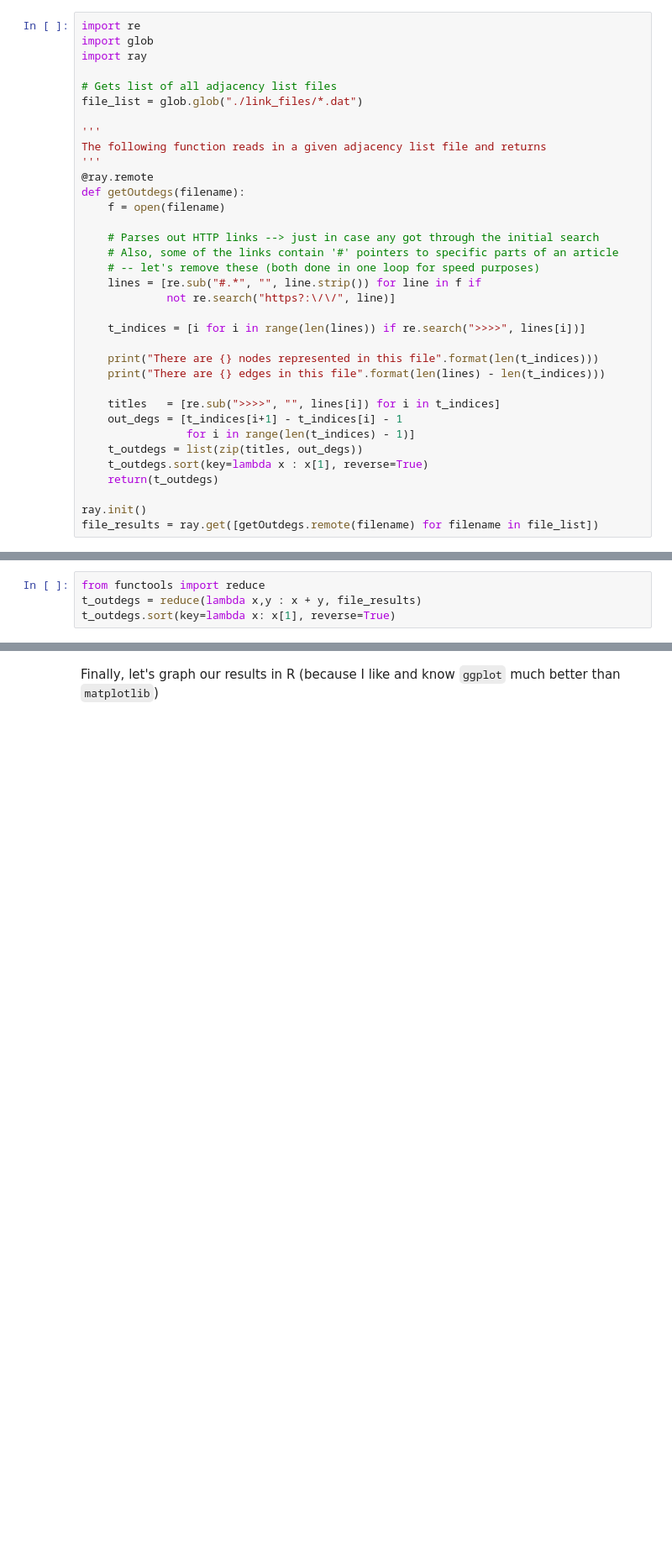
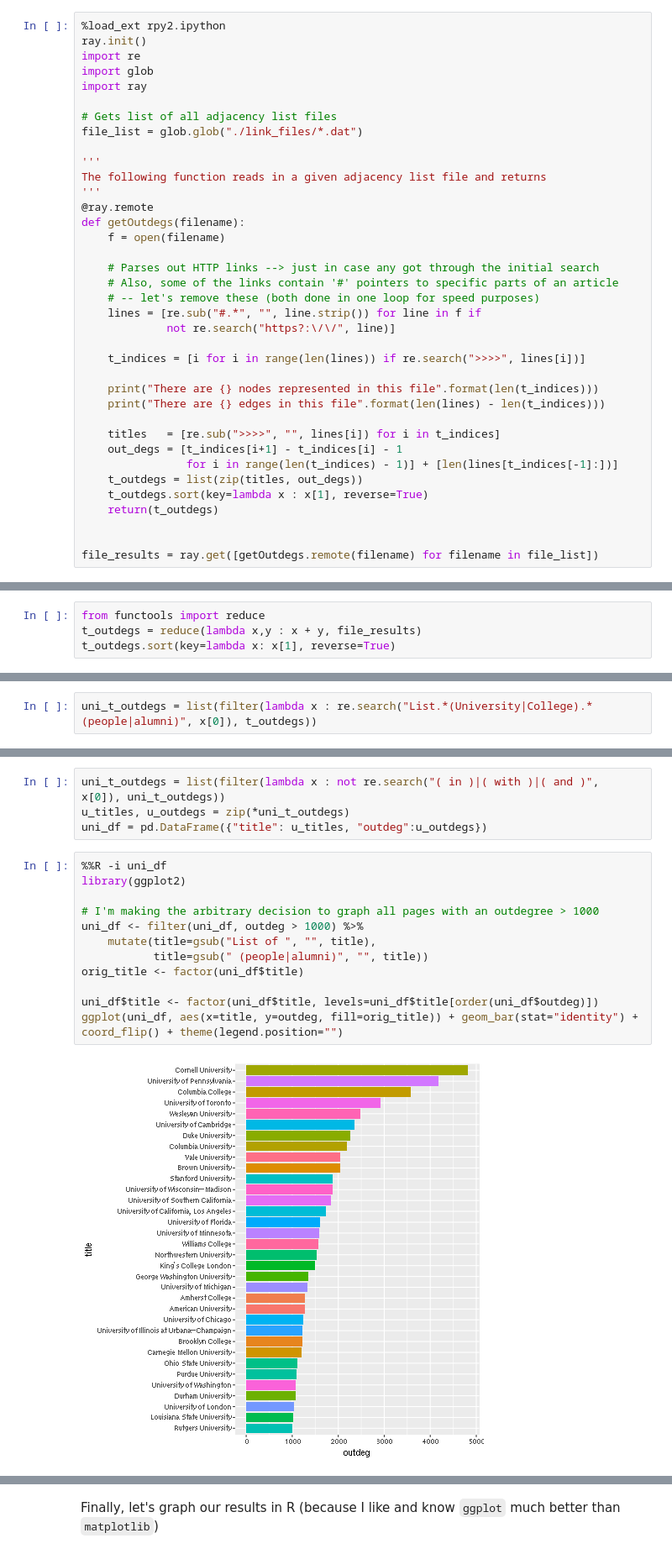
Before and after one commit to lacoperon/Wikipedia_Embedding, a Jupyter notebook: data_analysis.ipynb, the cells around one changed output, grey strips where cells are left out. Shown: that part at 84% size. Cells and saved outputs as stored; diff of their text form; blank space fills up the shorter version.

Commit message:
Updated data analysis to ahve more college stuff, and history data by year

```diff
--- a/data_analysis.ipynb
+++ b/data_analysis.ipynb
@@ -14,6 +14,8 @@ Let's start by figuring out the number of nodes and edges in all the files...
 
 (**Sidenote**: I'm running this on the CS kurtz server -- it takes forever to run on my laptop -- and I'm using [ray](http://ray.readthedocs.io/en/latest/) to run some of my code -- ie `getOutdegs` -- in parallel without having to implement it in parallel myself)
 # %%
+%load_ext rpy2.ipython
+ray.init()
 import re
 import glob
 import ray
@@ -41,11 +43,11 @@ def getOutdegs(filename):
 
     titles   = [re.sub(">>>>", "", lines[i]) for i in t_indices]
     out_degs = [t_indices[i+1] - t_indices[i] - 1
-                for i in range(len(t_indices) - 1)]
+                for i in range(len(t_indices) - 1)] + [len(lines[t_indices[-1]:])]
     t_outdegs = list(zip(titles, out_degs))
     t_outdegs.sort(key=lambda x : x[1], reverse=True)
     return(t_outdegs)
 
-ray.init()
+
 file_results = ray.get([getOutdegs.remote(filename) for filename in file_list])
 # %% [output]
@@ -76,0 +89,2 @@ The rpy2.ipython extension is already loaded. To reload it, use:
+# %%
+uni_t_outdegs = list(filter(lambda x : re.search("List.*(University|College).*(people|alumni)", x[0]), t_outdegs))
@@ -76,0 +115,19 @@ The rpy2.ipython extension is already loaded. To reload it, use:
+# %%
+uni_t_outdegs = list(filter(lambda x : not re.search("( in )|( with )|( and )", x[0]), uni_t_outdegs))
+u_titles, u_outdegs = zip(*uni_t_outdegs)
+uni_df = pd.DataFrame({"title": u_titles, "outdeg":u_outdegs})
+# %%
+%%R -i uni_df
+library(ggplot2)
+
+# I'm making the arbitrary decision to graph all pages with an outdegree > 1000
+uni_df <- filter(uni_df, outdeg > 1000) %>%
+    mutate(title=gsub("List of ", "", title),
+           title=gsub(" (people|alumni)", "", title))
+orig_title <- factor(uni_df$title)
+
+uni_df$title <- factor(uni_df$title, levels=uni_df$title[order(uni_df$outdeg)])
+ggplot(uni_df, aes(x=title, y=outdeg, fill=orig_title)) + geom_bar(stat="identity") +
+coord_flip() + theme(legend.position="")
+# %% [output]
+[figure, added]
```
Also changed, not shown: parts of 24 cells of this notebook.
